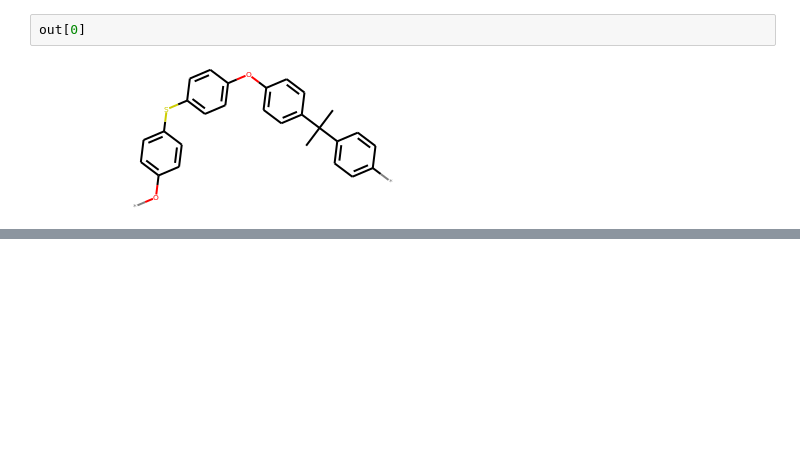
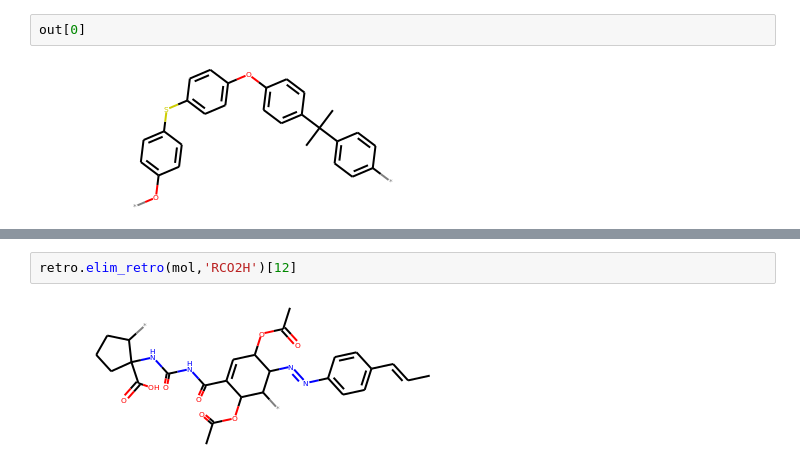
Before and after one commit to rishigurnani/hMOFs-Snurr, a Jupyter notebook: fall20_mse_8803_4.ipynb, the cells around one changed output, grey strips where cells are left out. Drawn from its saved outputs; the diff is of its cells as text; blank space fills up the shorter version.

```diff
--- a/fall20_mse_8803_4.ipynb
+++ b/fall20_mse_8803_4.ipynb
@@ -150,0 +200,4 @@ out[0]
+# %%
+retro.elim_retro(mol,'RCO2H')[12]
+# %% [output]
+[figure, added]
```
Also changed, not shown: parts of 7 cells of this notebook, 2 other files.
